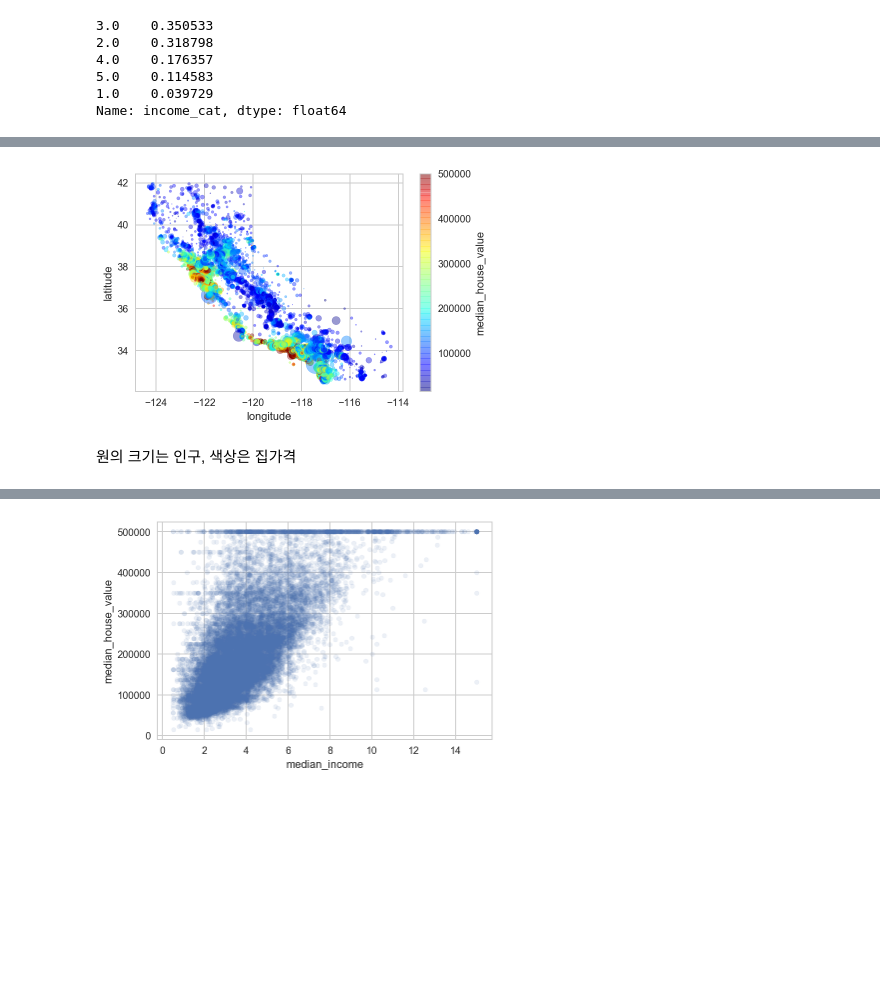
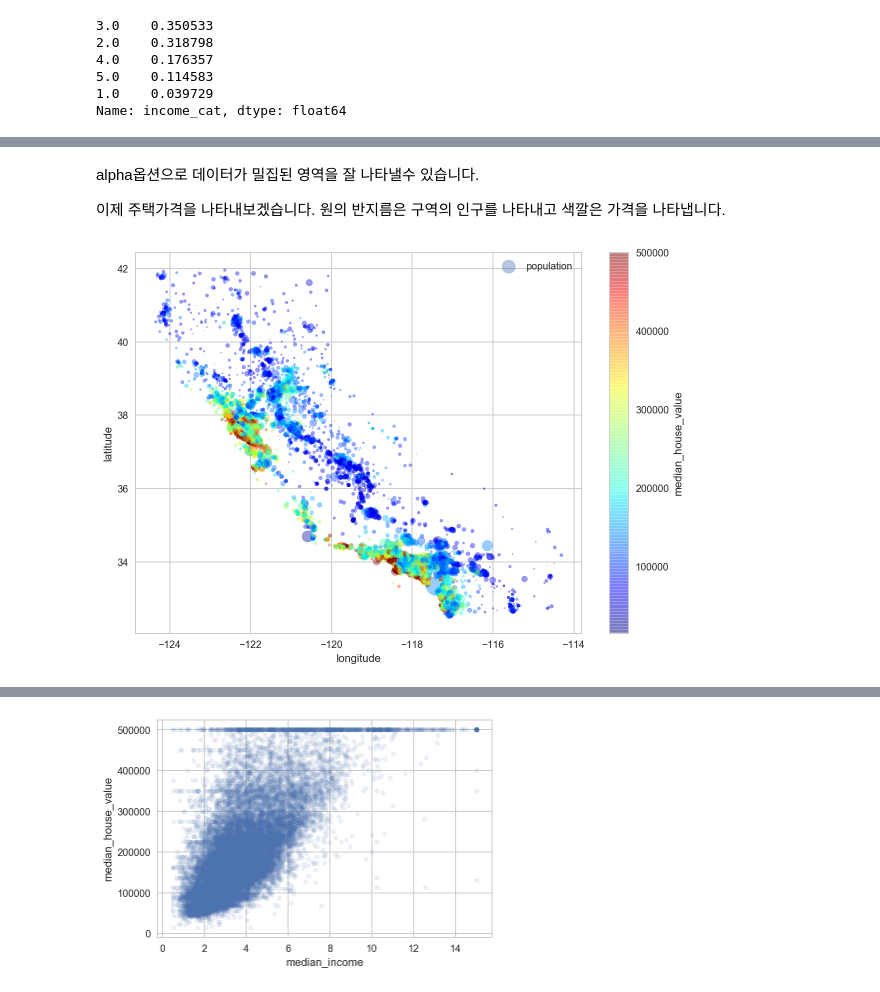
Before and after one commit to dooyeoung/hands_on_machine_learning, a Jupyter notebook: part2.ipynb, the cells around one changed output, grey strips where cells are left out. Cells and saved outputs as stored; diff of their text form; code cells hidden in the pictures; blank space fills up the shorter version.

```diff
--- a/part2.ipynb
+++ b/part2.ipynb
@@ -160,10 +251,3 @@ len(train_set), len(test_set)
 # %%
 housing['income_cat'] = np.ceil(housing['median_income'] / 1.5)
 housing['income_cat'].where(housing['income_cat']<5, 5.0, inplace=True)
-# %%
-from sklearn.model_selection import StratifiedShuffleSplit
-
-split = StratifiedShuffleSplit(n_splits=1, test_size=0.2, random_state=42)
-for train_index, test_index in split.split(housing, housing['income_cat']):
-    strat_train_set = housing.loc[train_index]
-    strat_test_set = housing.loc[test_index]
@@ -176,4 +266,11 @@ housing['income_cat'].value_counts() / len(housing)
 5.0    0.114438
 1.0    0.039826
 Name: income_cat, dtype: float64
+# %%
+from sklearn.model_selection import StratifiedShuffleSplit
+
+split = StratifiedShuffleSplit(n_splits=1, test_size=0.2, random_state=42)
+for train_index, test_index in split.split(housing, housing['income_cat']):
+    start_train_set = housing.loc[train_index]
+    start_test_set = housing.loc[test_index]
 # %%
@@ -201,0 +298,2 @@ housing.drop(columns='income_cat', inplace=True)
+# %%
+housing = start_train_set.copy()
@@ -202,7 +306,12 @@ housing.drop(columns='income_cat', inplace=True)
+# %% [markdown]
+alpha옵션으로 데이터가 밀집된 영역을 잘 나타낼수 있습니다.<br>
+
+이제 주택가격을 나타내보겠습니다. 원의 반지름은 구역의 인구를 나타내고 색깔은 가격을 나타냅니다.
 # %%
-housing.plot(kind='scatter', x='longitude', y='latitude', alpha=0.4,
-            c='median_house_value', s=housing['population']/100, cmap=plt.get_cmap('jet'), colorbar=True, sharex=False);
+ax = housing.plot(kind="scatter", x="longitude", y="latitude", alpha=0.4,
+    s=housing["population"]/100, label="population", figsize=(10,7),
+    c="median_house_value", cmap=plt.get_cmap("jet"), colorbar=True,
+    sharex=False)
+plt.legend() ;
 # %% [output]
-[figure, old version]
+[figure, new version]
-# %% [markdown]
-원의 크기는 인구, 색상은 집가격
```
Also changed, not shown: parts of 153 cells of this notebook.
